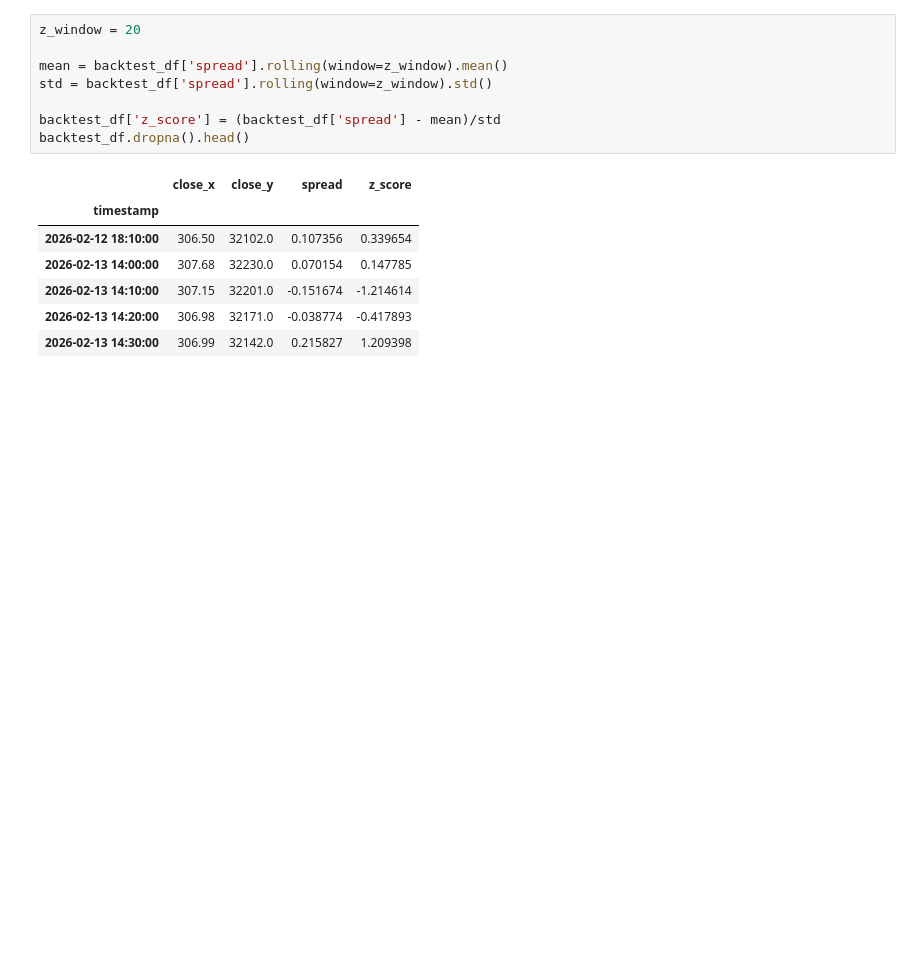
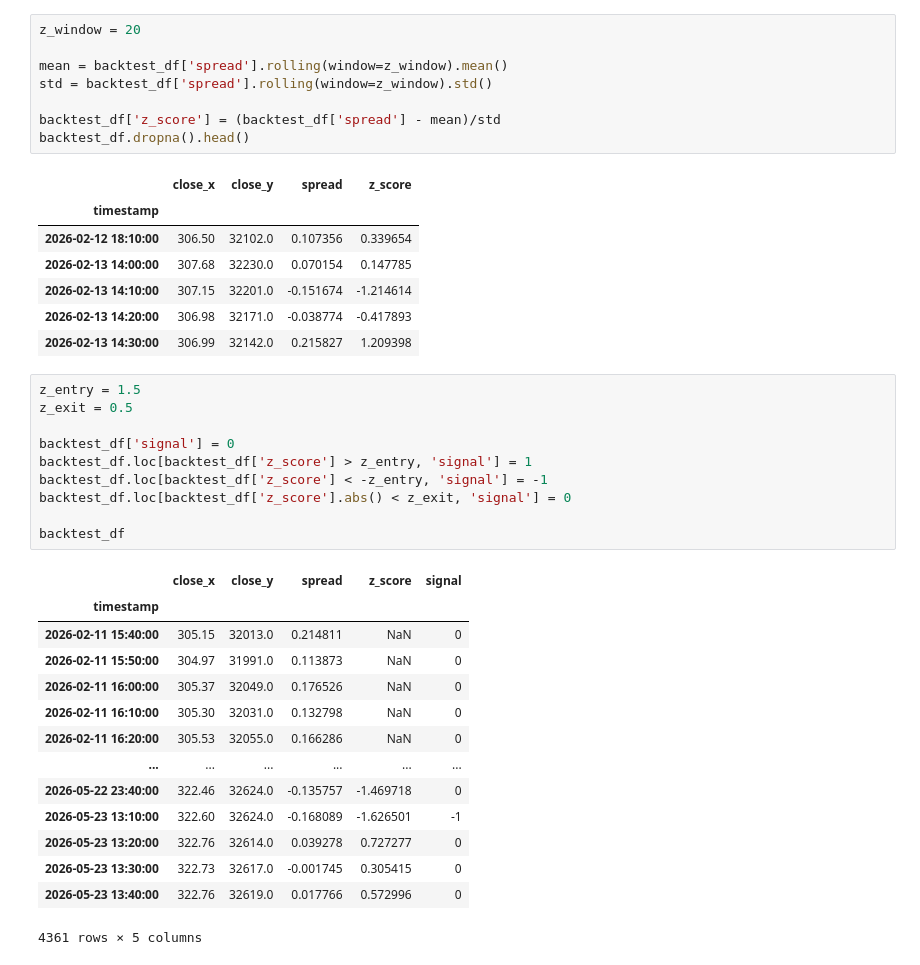
Before and after one commit to SigmaFlowX/Moex-Stat-Arb, a Jupyter notebook: notebooks/spread_graph.ipynb, the cells around one changed output. Drawn from its saved outputs; the diff is of its cells as text; blank space fills up the shorter version.

Commit message:
added signal column

```diff
--- a/notebooks/spread_graph.ipynb
+++ b/notebooks/spread_graph.ipynb
@@ -113,3 +113,28 @@ backtest_df.dropna().head()
 | 2026-02-13 14:10:00 | 307.15 | 32201.0 | -0.151674 | -1.214614 |
 | 2026-02-13 14:20:00 | 306.98 | 32171.0 | -0.038774 | -0.417893 |
 | 2026-02-13 14:30:00 | 306.99 | 32142.0 | 0.215827 | 1.209398 |
+# %%
+z_entry = 1.5
+z_exit = 0.5
+
+backtest_df['signal'] = 0
+backtest_df.loc[backtest_df['z_score'] > z_entry, 'signal'] = 1
+backtest_df.loc[backtest_df['z_score'] < -z_entry, 'signal'] = -1
+backtest_df.loc[backtest_df['z_score'].abs() < z_exit, 'signal'] = 0
+
+backtest_df
+# %% [output]
+|  | close_x | close_y | spread | z_score | signal |
+| timestamp |  |  |  |  |  |
+| 2026-02-11 15:40:00 | 305.15 | 32013.0 | 0.214811 | NaN | 0 |
+| 2026-02-11 15:50:00 | 304.97 | 31991.0 | 0.113873 | NaN | 0 |
+| 2026-02-11 16:00:00 | 305.37 | 32049.0 | 0.176526 | NaN | 0 |
+| 2026-02-11 16:10:00 | 305.30 | 32031.0 | 0.132798 | NaN | 0 |
+| 2026-02-11 16:20:00 | 305.53 | 32055.0 | 0.166286 | NaN | 0 |
+| ... | ... | ... | ... | ... | ... |
+| 2026-05-22 23:40:00 | 322.46 | 32624.0 | -0.135757 | -1.469718 | 0 |
+| 2026-05-23 13:10:00 | 322.60 | 32624.0 | -0.168089 | -1.626501 | -1 |
+| 2026-05-23 13:20:00 | 322.76 | 32614.0 | 0.039278 | 0.727277 | 0 |
+| 2026-05-23 13:30:00 | 322.73 | 32617.0 | -0.001745 | 0.305415 | 0 |
+| 2026-05-23 13:40:00 | 322.76 | 32619.0 | 0.017766 | 0.572996 | 0 |
+4361 rows × 5 columns
```
